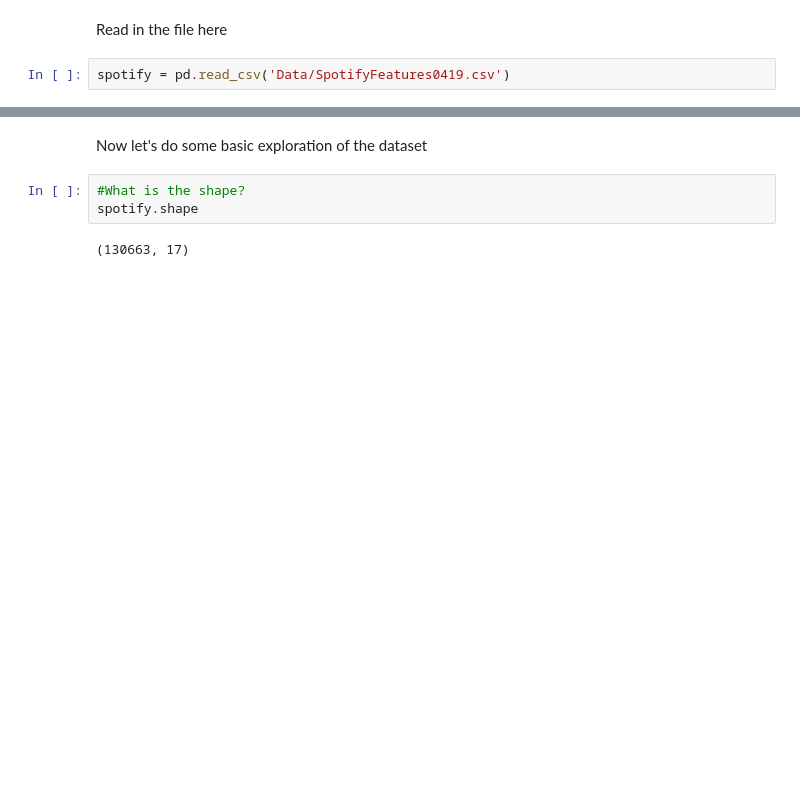
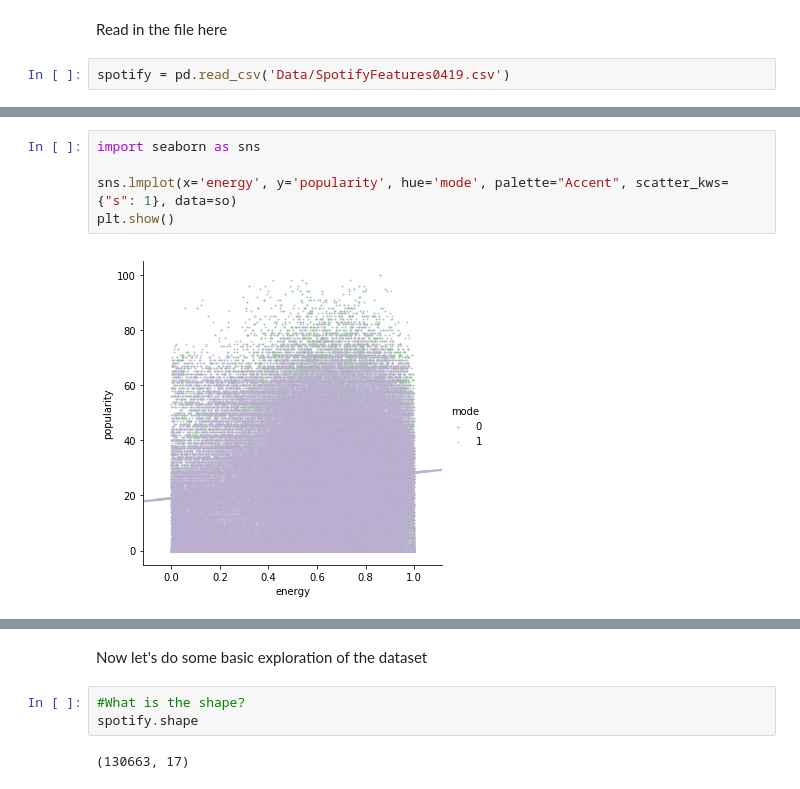
Before and after one commit to twillstw/Springboard-Projects, a Jupyter notebook: Scratchpad.ipynb, the cells around one changed output, grey strips where cells are left out. Saved outputs shown, nothing was run; the diff lists cells and outputs as text; blank space fills up the shorter version.

```diff
--- a/Scratchpad.ipynb
+++ b/Scratchpad.ipynb
@@ -7,0 +171,7 @@ spotify = pd.read_csv('Data/SpotifyFeatures0419.csv')
+# %%
+import seaborn as sns
+
+sns.lmplot(x='energy', y='popularity', hue='mode', palette="Accent", scatter_kws={"s": 1}, data=so)
+plt.show()
+# %% [output]
+[figure, added]
```
Also changed, not shown: parts of 57 cells of this notebook.
